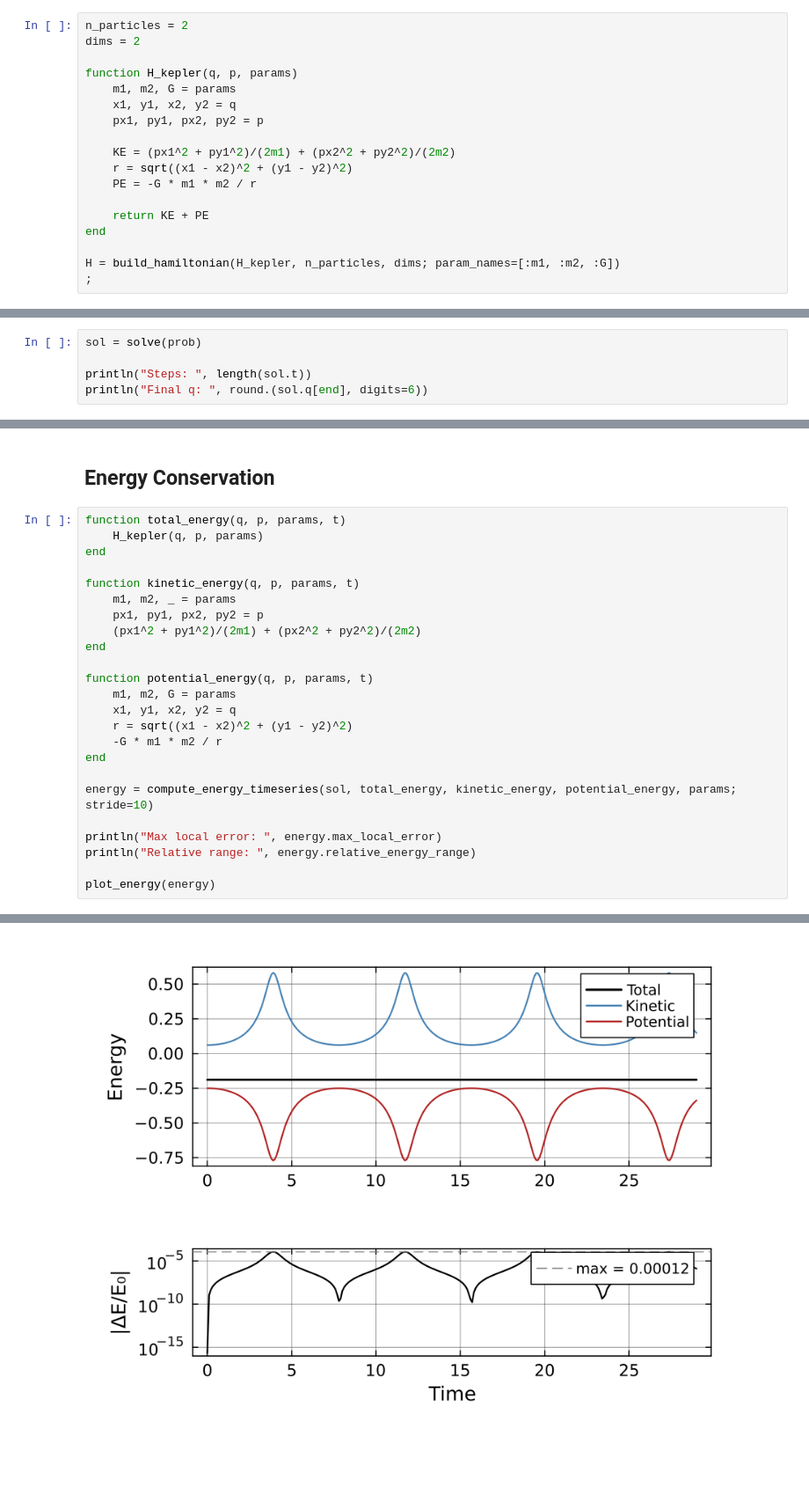
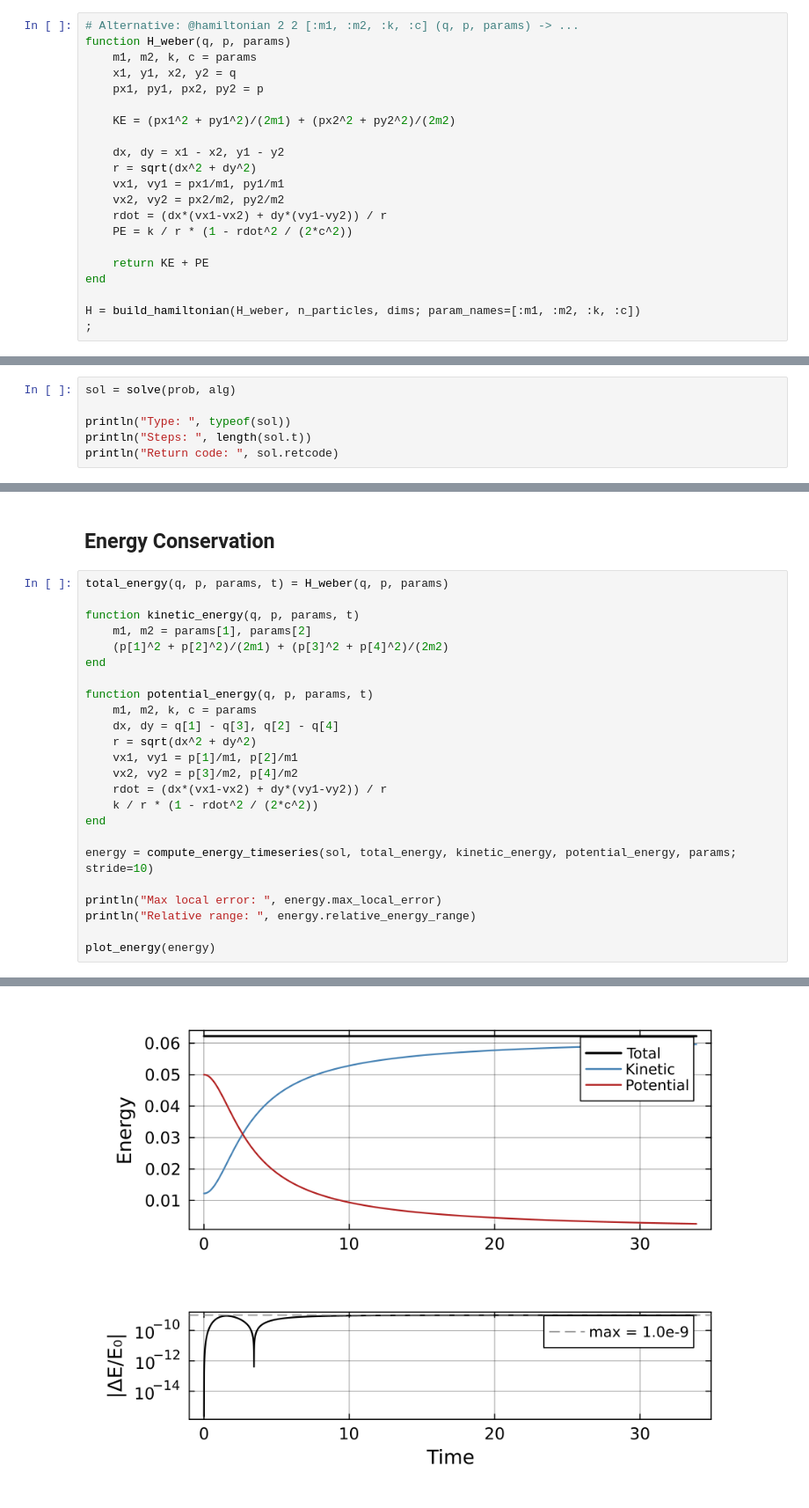
Before and after one commit to WeberElectrodynamics/WeberElectrodynamics.jl, a Jupyter notebook: examples/two_body_reference.ipynb, the cells around one changed output, grey strips where cells are left out. Shown at 88% size. Cells and saved outputs as stored; diff of their text form; blank space fills up the shorter version.

```diff
--- a/examples/two_body_reference.ipynb
+++ b/examples/two_body_reference.ipynb
@@ -14,18 +35,21 @@ $$H = \frac{|\mathbf{p}_1|^2}{2m_1} + \frac{|\mathbf{p}_2|^2}{2m_2} - \frac{Gm_1
 # %%
-n_particles = 2
-dims = 2
-
-function H_kepler(q, p, params)
-    m1, m2, G = params
+# Alternative: @hamiltonian 2 2 [:m1, :m2, :k, :c] (q, p, params) -> ...
+function H_weber(q, p, params)
+    m1, m2, k, c = params
     x1, y1, x2, y2 = q
     px1, py1, px2, py2 = p
 
     KE = (px1^2 + py1^2)/(2m1) + (px2^2 + py2^2)/(2m2)
-    r = sqrt((x1 - x2)^2 + (y1 - y2)^2)
-    PE = -G * m1 * m2 / r
+
+    dx, dy = x1 - x2, y1 - y2
+    r = sqrt(dx^2 + dy^2)
+    vx1, vy1 = px1/m1, py1/m1
+    vx2, vy2 = px2/m2, py2/m2
+    rdot = (dx*(vx1-vx2) + dy*(vy1-vy2)) / r
+    PE = k / r * (1 - rdot^2 / (2*c^2))
 
     return KE + PE
 end
 
-H = build_hamiltonian(H_kepler, n_particles, dims; param_names=[:m1, :m2, :G])
+H = build_hamiltonian(H_weber, n_particles, dims; param_names=[:m1, :m2, :k, :c])
 ;
@@ -81,6 +91,7 @@ prob = WeberProblem(H, tspan, q0, p0; params=params, dt=0.01, tolerance=1e-12)
 # %%
-sol = solve(prob)
+sol = solve(prob, alg)
 
+println("Type: ", typeof(sol))
 println("Steps: ", length(sol.t))
-println("Final q: ", round.(sol.q[end], digits=6))
+println("Return code: ", sol.retcode)
 # %% [output]
@@ -106,21 +125,21 @@ plot_trajectories(traj)
 # %% [markdown]
 ## Energy Conservation
 # %%
-function total_energy(q, p, params, t)
-    H_kepler(q, p, params)
-end
+total_energy(q, p, params, t) = H_weber(q, p, params)
 
 function kinetic_energy(q, p, params, t)
-    m1, m2, _ = params
-    px1, py1, px2, py2 = p
-    (px1^2 + py1^2)/(2m1) + (px2^2 + py2^2)/(2m2)
+    m1, m2 = params[1], params[2]
+    (p[1]^2 + p[2]^2)/(2m1) + (p[3]^2 + p[4]^2)/(2m2)
 end
 
 function potential_energy(q, p, params, t)
-    m1, m2, G = params
-    x1, y1, x2, y2 = q
-    r = sqrt((x1 - x2)^2 + (y1 - y2)^2)
-    -G * m1 * m2 / r
+    m1, m2, k, c = params
+    dx, dy = q[1] - q[3], q[2] - q[4]
+    r = sqrt(dx^2 + dy^2)
+    vx1, vy1 = p[1]/m1, p[2]/m1
+    vx2, vy2 = p[3]/m2, p[4]/m2
+    rdot = (dx*(vx1-vx2) + dy*(vy1-vy2)) / r
+    k / r * (1 - rdot^2 / (2*c^2))
 end
 
 energy = compute_energy_timeseries(sol, total_energy, kinetic_energy, potential_energy, params; stride=10)
@@ -135 +154 @@ Relative range: -0.00011623426668504766
-[figure, old version]
+[figure, new version]
```
Also changed, not shown: parts of 30 cells of this notebook, 1 other file.
